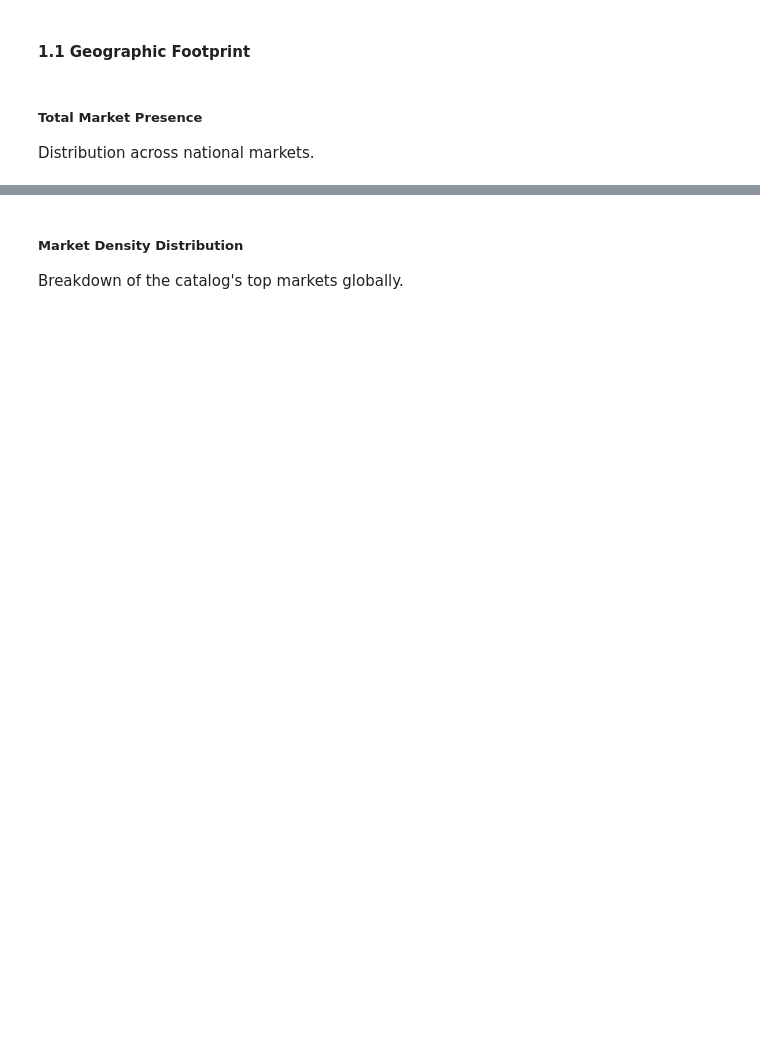
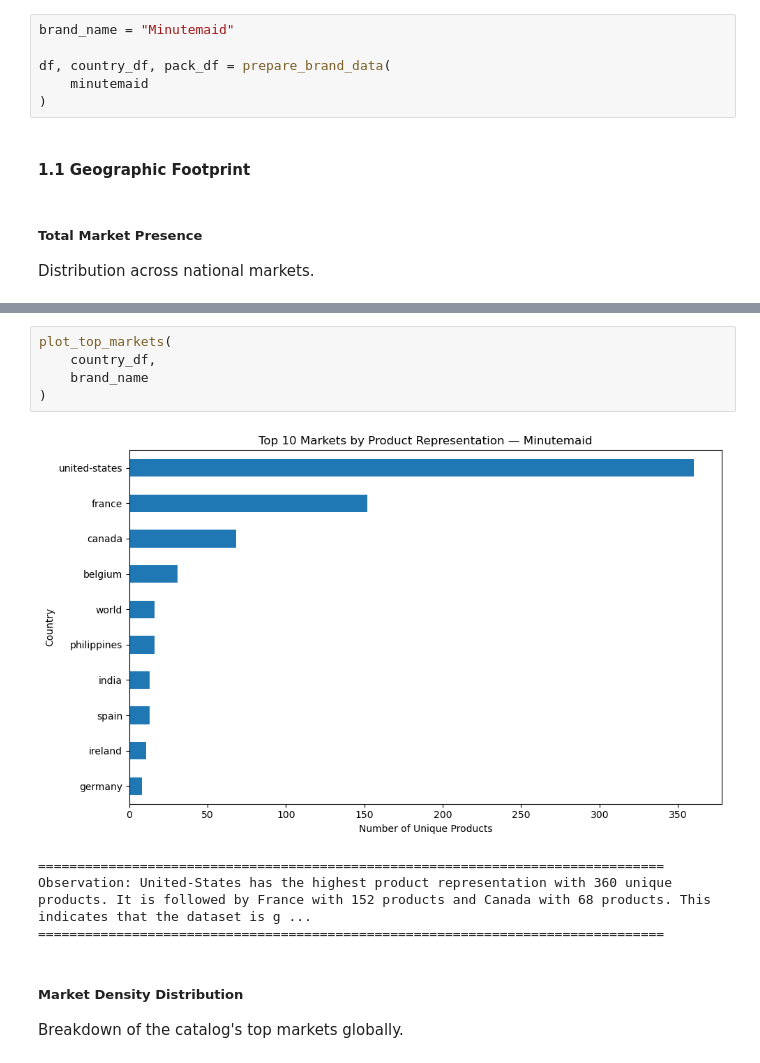
Before and after one commit to Codon-s/cpg-product-intelligence, a Jupyter notebook: report.ipynb, the cells around one changed output, grey strips where cells are left out. Drawn from its saved outputs; the diff is of its cells as text; blank space fills up the shorter version.

Commit message:
Done with the report work for minutemaid

```diff
--- a/report.ipynb
+++ b/report.ipynb
@@ -1319,6 +1319,12 @@ Observation: Localized products represent the larger segment of the portfolio, a
 ================================================================================
 # %% [markdown]
 ### Brand: Minute-Maid
+# %%
+brand_name = "Minutemaid"
+
+df, country_df, pack_df = prepare_brand_data(
+    minutemaid
+)
 # %% [markdown]
 #### 1.1 Geographic Footprint
 # %% [markdown]
@@ -1327,3 +1410,13 @@ Distribution across national markets.
+# %%
+plot_top_markets(
+    country_df,
+    brand_name
+)
+# %% [output]
+[figure, added]
+================================================================================
+Observation: United-States has the highest product representation with 360 unique products. It is followed by France with 152 products and Canada with 68 products. This indicates that the dataset is g ...
+================================================================================
 # %% [markdown]
 ##### Market Density Distribution
 Breakdown of the catalog's top markets globally.
```
Also changed, not shown: parts of 19 cells of this notebook.
